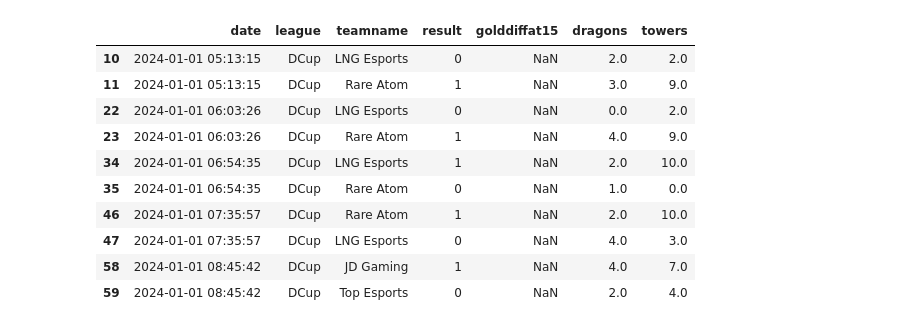
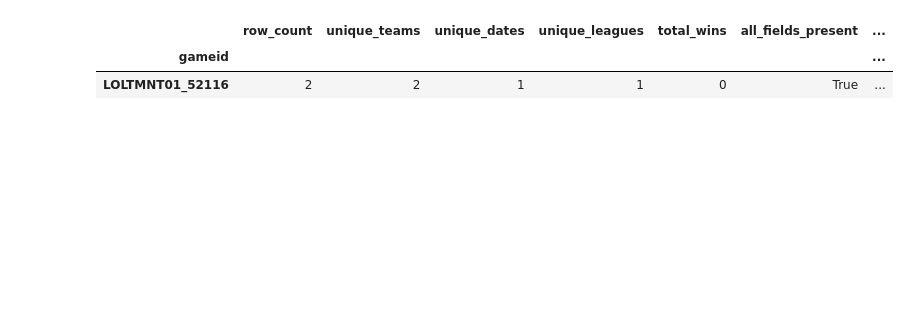
Before and after one commit to dophat1/lol-worlds-predictor, a Jupyter notebook: notebooks/01_data_exploration.ipynb, the cells around one changed output. Saved outputs shown, nothing was run; the diff lists cells and outputs as text; code cells hidden in the pictures; blank space fills up the shorter version.

Commit message:
Validate 2024 match data and export clean match history

```diff
--- a/notebooks/01_data_exploration.ipynb
+++ b/notebooks/01_data_exploration.ipynb
@@ -63,20 +124,71 @@ opp_deathsat25
 # %%
-teams = df[df["position"] == "team"].copy()
+# Remove records identical on all fields needed by this pipeline.
+before_deduplication = len(teams)
 
-print("Original dataset:", df.shape)
-print("Team dataset:", teams.shape)
+teams = teams.drop_duplicates(
+    subset=required_team_fields
+).copy()
 
-display(
-    teams[
-        [
-            "date",
-            "league",
-            "teamname",
-            "result",
-            "golddiffat15",
-            "dragons",
-            "towers"
-        ]
-    ].head(10)
+exact_duplicates_removed = before_deduplication - len(teams)
+
+# Rows without a game identifier cannot be assigned to a game.
+missing_id_rows = teams.loc[teams["gameid"].isna()].copy()
+
+identified = teams.loc[teams["gameid"].notna()].copy()
+
+identified["required_fields_present"] = (
+    identified[required_team_fields].notna().all(axis=1)
 )
+
+identified["valid_result"] = identified["result"].isin([0, 1])
+
+game_checks = identified.groupby("gameid").agg(
+    row_count=("teamname", "size"),
+    unique_teams=("teamname", "nunique"),
+    unique_dates=("date", "nunique"),
+    unique_leagues=("league", "nunique"),
+    total_wins=("result", "sum"),
+    all_fields_present=("required_fields_present", "all"),
+    all_results_binary=("valid_result", "all"),
+)
+
+# Separate reason columns make rejected games easier to investigate.
+game_checks["bad_row_count"] = game_checks["row_count"].ne(2)
+game_checks["bad_team_count"] = game_checks["unique_teams"].ne(2)
+game_checks["bad_date_consistency"] = game_checks["unique_dates"].ne(1)
+game_checks["bad_league_consistency"] = game_checks["unique_leagues"].ne(1)
+game_checks["bad_winner_count"] = game_checks["total_wins"].ne(1)
+game_checks["missing_required_fields"] = ~game_checks["all_fields_present"]
+game_checks["nonbinary_results"] = ~game_checks["all_results_binary"]
+
+reason_columns = [
+    "bad_row_count",
+    "bad_team_count",
+    "bad_date_consistency",
+    "bad_league_consistency",
+    "bad_winner_count",
+    "missing_required_fields",
+    "nonbinary_results",
+]
+
+game_checks["valid"] = ~game_checks[reason_columns].any(axis=1)
+
+valid_ids = game_checks.index[game_checks["valid"]]
+
+teams_clean = identified.loc[
+    identified["gameid"].isin(valid_ids),
+    required_team_fields,
+].copy()
+
+rejected_games = game_checks.loc[~game_checks["valid"]].copy()
+
+print("Duplicate team records removed:", exact_duplicates_removed)
+print("Rows missing game ID:", len(missing_id_rows))
+print("Accepted games:", len(valid_ids))
+print("Rejected game groups:", len(rejected_games))
+
+print("\nRejection reasons — a game can have multiple reasons:")
+display(rejected_games[reason_columns].sum())
+
+display(rejected_games.head(10))
 # %% [output]
@@ -85,12 +209,4 @@ Team dataset: (20408, 165)
-|  | date | league | teamname | result | golddiffat15 | dragons | towers |
-| 10 | 2024-01-01 05:13:15 | DCup | LNG Esports | 0 | NaN | 2.0 | 2.0 |
-| 11 | 2024-01-01 05:13:15 | DCup | Rare Atom | 1 | NaN | 3.0 | 9.0 |
-| 22 | 2024-01-01 06:03:26 | DCup | LNG Esports | 0 | NaN | 0.0 | 2.0 |
-| 23 | 2024-01-01 06:03:26 | DCup | Rare Atom | 1 | NaN | 4.0 | 9.0 |
-| 34 | 2024-01-01 06:54:35 | DCup | LNG Esports | 1 | NaN | 2.0 | 10.0 |
-| 35 | 2024-01-01 06:54:35 | DCup | Rare Atom | 0 | NaN | 1.0 | 0.0 |
-| 46 | 2024-01-01 07:35:57 | DCup | Rare Atom | 1 | NaN | 2.0 | 10.0 |
-| 47 | 2024-01-01 07:35:57 | DCup | LNG Esports | 0 | NaN | 4.0 | 3.0 |
-| 58 | 2024-01-01 08:45:42 | DCup | JD Gaming | 1 | NaN | 4.0 | 7.0 |
-| 59 | 2024-01-01 08:45:42 | DCup | Top Esports | 0 | NaN | 2.0 | 4.0 |
+|  | row_count | unique_teams | unique_dates | unique_leagues | total_wins | all_fields_present | ... |
+| gameid |  |  |  |  |  |  | ... |
+| LOLTMNT01_52116 | 2 | 2 | 1 | 1 | 0 | True | ... |
 # %%
```
Also changed, not shown: parts of 12 cells of this notebook.
